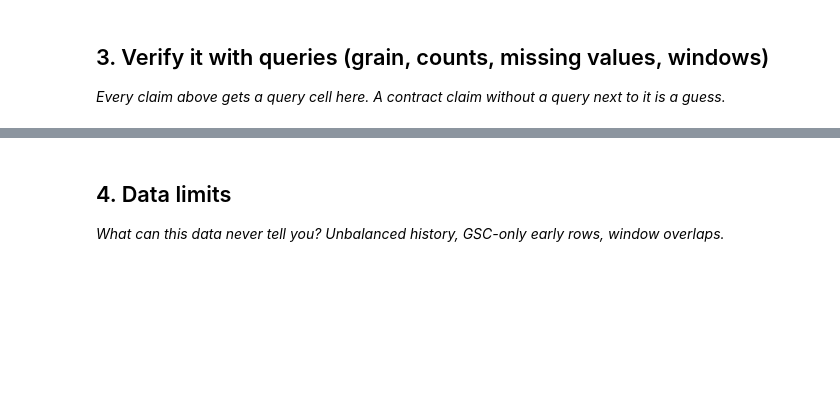
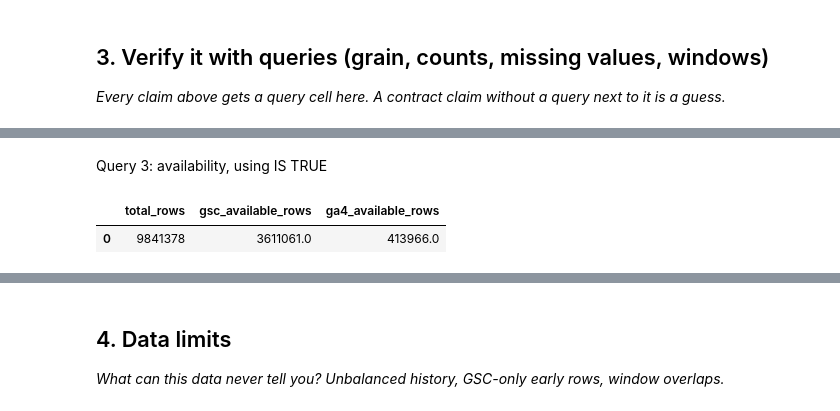
Before and after one commit to muaaz-tahir/flyrank-ml-internship, a Jupyter notebook: work/notebooks/w03_data_contract.ipynb, the cells around one changed output, grey strips where cells are left out. Saved outputs shown, nothing was run; the diff lists cells and outputs as text; code cells hidden in the pictures; blank space fills up the shorter version.

```diff
--- a/work/notebooks/w03_data_contract.ipynb
+++ b/work/notebooks/w03_data_contract.ipynb
@@ -20,0 +111,13 @@ This skeleton is yours to fill. Work the sections **in order** — each one has
+# %% [markdown]
+Query 3: availability, using IS TRUE
+# %%
+con.sql(f"""
+    SELECT
+        COUNT(*) AS total_rows,
+        SUM(CASE WHEN gsc_data_available IS TRUE THEN 1 ELSE 0 END) AS gsc_available_rows,
+        SUM(CASE WHEN ga4_data_available IS TRUE THEN 1 ELSE 0 END) AS ga4_available_rows
+    FROM {REL}
+""").df()
+# %% [output]
+|  | total_rows | gsc_available_rows | ga4_available_rows |
+| 0 | 9841378 | 3611061.0 | 413966.0 |
```
Also changed, not shown: parts of 14 cells of this notebook.
